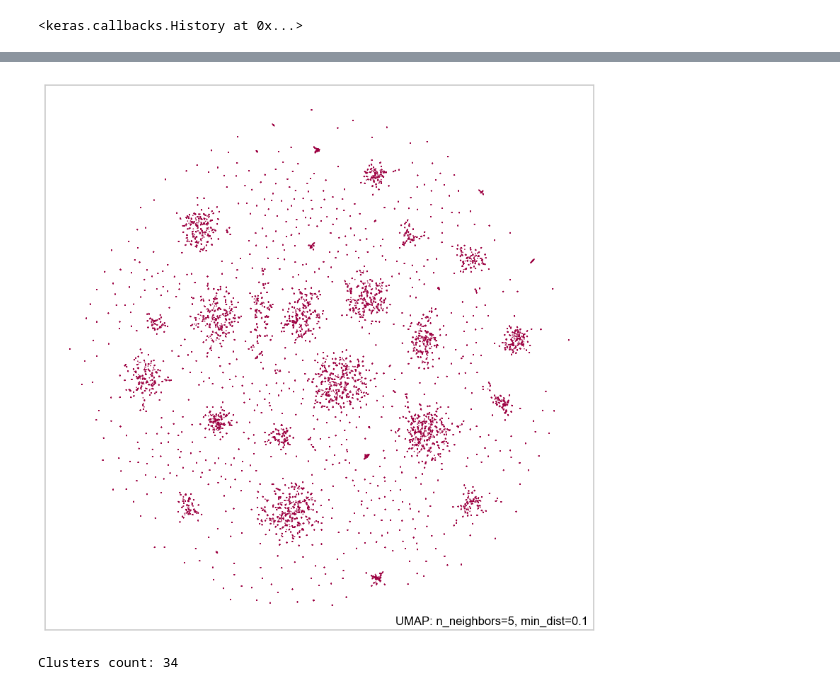
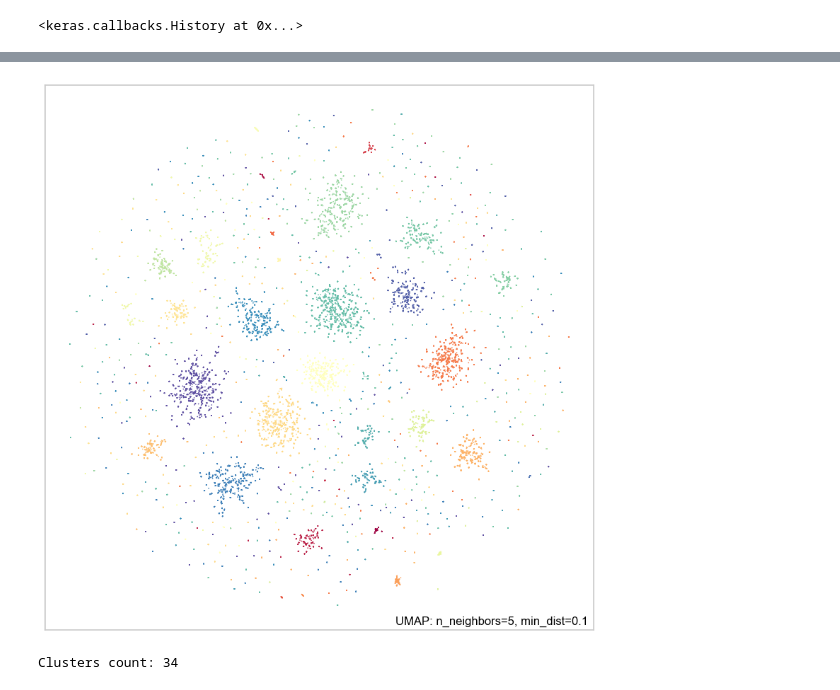
Before and after one commit to klima7/KMNIST-EMNIST-Translator, a Jupyter notebook: training/clean.ipynb, the cells around one changed output, grey strips where cells are left out. Saved outputs shown, nothing was run; the diff lists cells and outputs as text; code cells hidden in the pictures.

Commit message:
Add more visualization

```diff
--- a/training/clean.ipynb
+++ b/training/clean.ipynb
@@ -17,7 +17,7 @@ import lib.utils as utils
 # %% [markdown]
 ## Loading training dataset
 # %%
-emnist_pages, kmnist_pages = training.load_dataset_pages('clean', 36)
+emnist_pages, kmnist_pages, labels = training.load_dataset_pages('clean', 36)
 # %%
 emnist_pages = 1 - emnist_pages
 kmnist_pages = 1 - kmnist_pages
@@ -25,7 +25,8 @@ kmnist_pages = 1 - kmnist_pages
 emnist_chars = rearrange(emnist_pages, 'p (H h) (W w) -> (p H W) h w', h=32, w=32)
 kmnist_chars = rearrange(kmnist_pages, 'p (H h) (W w) -> (p H W) h w', h=32, w=32)
 # %%
-fil_emnist_chars, fil_kmnist_chars = training.filter_white_characters(
-    emnist_chars, kmnist_chars, threshold=0.1)
+%autoreload
+fil_emnist_chars, fil_kmnist_chars, fil_labels = training.filter_white_characters(
+    emnist_chars, kmnist_chars, labels, threshold=0.1)
 # %% [output]
 Dropped 67.2% characters
@@ -65,8 +68,8 @@ encoded_emnist = emnist_autoencoder.encoder.predict(fil_emnist_chars, batch_size
 # %%
 _, ax = plt.subplots(1, 1, figsize=(10, 10))
-utils.visualize_clusters(encoded_emnist, ax, n_samples=20_000)
+utils.visualize_clusters(encoded_emnist, ax, labels=fil_labels, n_samples=20_000)
 # %% [output]
-[figure, old version]
+[figure, new version]
 # %%
 _, ax = plt.subplots(1, 1, figsize=(10, 5))
 emnist_clusters_no = utils.get_number_of_clusters_with_eigen_values(encoded_emnist, ax, n_samples=3_000)
```
Also changed, not shown: parts of 9 cells of this notebook, 7 other files.
